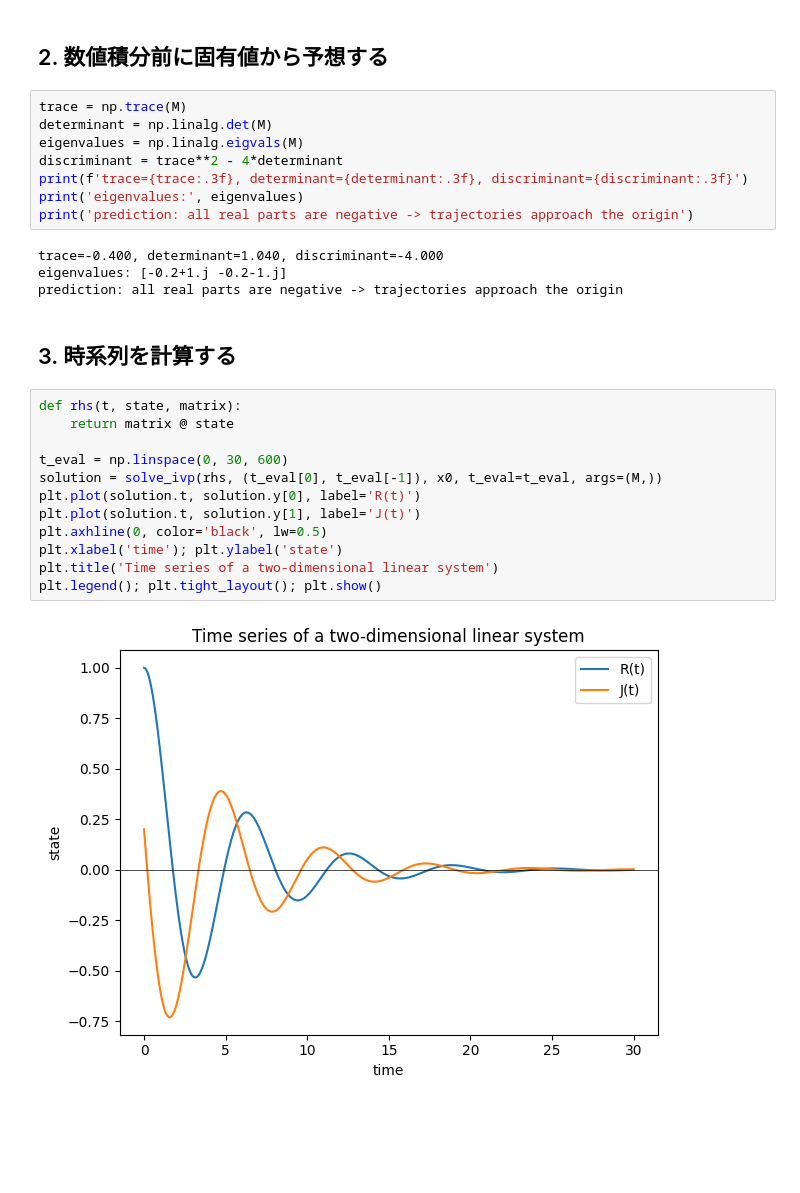
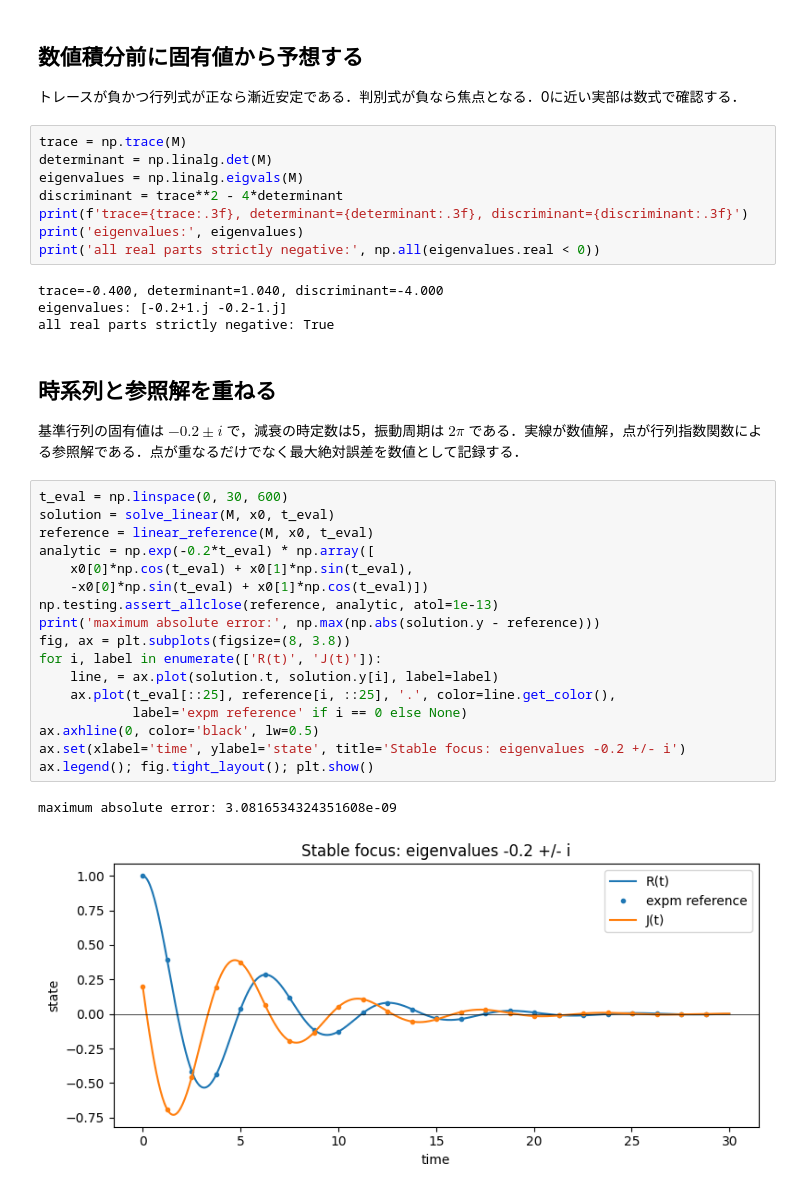
Before and after one commit to k16kgw/Seminar_text, a Jupyter notebook: notebooks/41_love_dynamics_two_person.ipynb, the cells around one changed output. Saved outputs shown, nothing was run; the diff lists cells and outputs as text; blank space fills up the shorter version.

```diff
--- a/notebooks/41_love_dynamics_two_person.ipynb
+++ b/notebooks/41_love_dynamics_two_person.ipynb
@@ -21,5 +76,7 @@ M =
 # %% [markdown]
-## 2. 数値積分前に固有値から予想する
+## 数値積分前に固有値から予想する
+
+トレースが負かつ行列式が正なら漸近安定である．判別式が負なら焦点となる．0に近い実部は数式で確認する．
 # %%
 trace = np.trace(M)
 determinant = np.linalg.det(M)
@@ -27,25 +84,33 @@ eigenvalues = np.linalg.eigvals(M)
 discriminant = trace**2 - 4*determinant
 print(f'trace={trace:.3f}, determinant={determinant:.3f}, discriminant={discriminant:.3f}')
 print('eigenvalues:', eigenvalues)
-print('prediction: all real parts are negative -> trajectories approach the origin')
+print('all real parts strictly negative:', np.all(eigenvalues.real < 0))
 # %% [output]
 trace=-0.400, determinant=1.040, discriminant=-4.000
 eigenvalues: [-0.2+1.j -0.2-1.j]
-prediction: all real parts are negative -> trajectories approach the origin
+all real parts strictly negative: True
 # %% [markdown]
-## 3. 時系列を計算する
+## 時系列と参照解を重ねる
+
+基準行列の固有値は $-0.2\pm i$ で，減衰の時定数は5，振動周期は $2\pi$ である．実線が数値解，点が行列指数関数による参照解である．点が重なるだけでなく最大絶対誤差を数値として記録する．
 # %%
-def rhs(t, state, matrix):
-    return matrix @ state
-
 t_eval = np.linspace(0, 30, 600)
-solution = solve_ivp(rhs, (t_eval[0], t_eval[-1]), x0, t_eval=t_eval, args=(M,))
-plt.plot(solution.t, solution.y[0], label='R(t)')
-plt.plot(solution.t, solution.y[1], label='J(t)')
-plt.axhline(0, color='black', lw=0.5)
-plt.xlabel('time'); plt.ylabel('state')
-plt.title('Time series of a two-dimensional linear system')
-plt.legend(); plt.tight_layout(); plt.show()
+solution = solve_linear(M, x0, t_eval)
+reference = linear_reference(M, x0, t_eval)
+analytic = np.exp(-0.2*t_eval) * np.array([
+    x0[0]*np.cos(t_eval) + x0[1]*np.sin(t_eval),
+    -x0[0]*np.sin(t_eval) + x0[1]*np.cos(t_eval)])
+np.testing.assert_allclose(reference, analytic, atol=1e-13)
+print('maximum absolute error:', np.max(np.abs(solution.y - reference)))
+fig, ax = plt.subplots(figsize=(8, 3.8))
+for i, label in enumerate(['R(t)', 'J(t)']):
+    line, = ax.plot(solution.t, solution.y[i], label=label)
+    ax.plot(t_eval[::25], reference[i, ::25], '.', color=line.get_color(),
+            label='expm reference' if i == 0 else None)
+ax.axhline(0, color='black', lw=0.5)
+ax.set(xlabel='time', ylabel='state', title='Stable focus: eigenvalues -0.2 +/- i')
+ax.legend(); fig.tight_layout(); plt.show()
 # %% [output]
+maximum absolute error: 3.0816534324351608e-09
-[figure, old version]
+[figure, new version]
 # %% [markdown]
```
Also changed, not shown: parts of 15 cells of this notebook, 19 other files.
